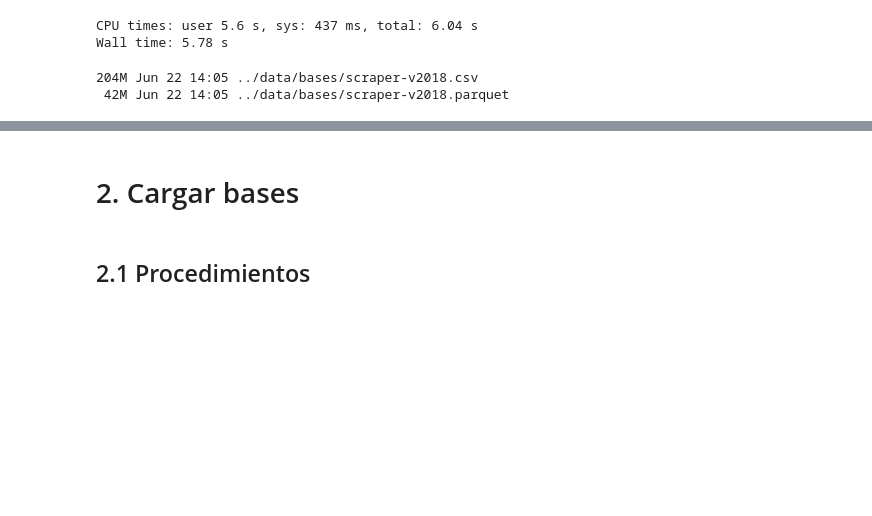
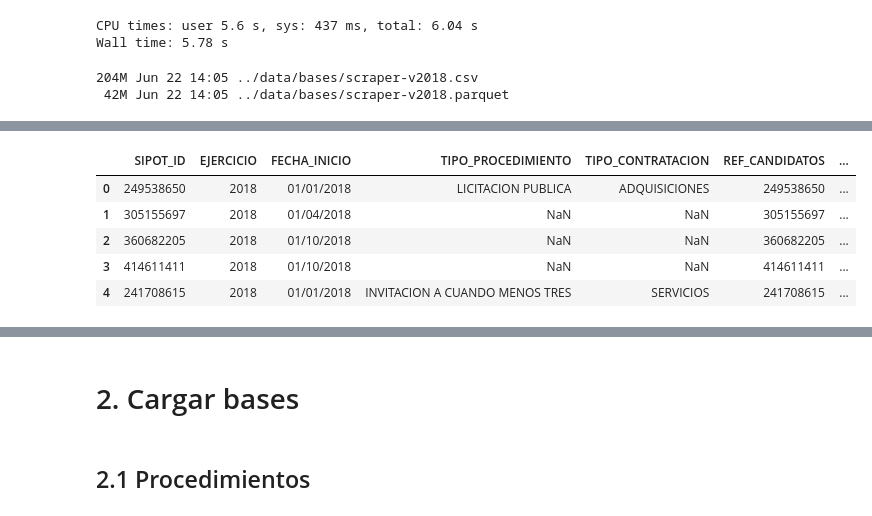
Before and after one commit to imco/IRC, a Jupyter notebook: notebooks/IRC_v2.ipynb, the cells around one changed output, grey strips where cells are left out. Cells and saved outputs as stored; diff of their text form; code cells hidden in the pictures; blank space fills up the shorter version.

```diff
--- a/notebooks/IRC_v2.ipynb
+++ b/notebooks/IRC_v2.ipynb
@@ -456,0 +544,9 @@ Wall time: 5.78 s
+# %%
+df_sipot_lic.head()
+# %% [output]
+|  | SIPOT_ID | EJERCICIO | FECHA_INICIO | TIPO_PROCEDIMIENTO | TIPO_CONTRATACION | REF_CANDIDATOS | ... |
+| 0 | 249538650 | 2018 | 01/01/2018 | LICITACION PUBLICA | ADQUISICIONES | 249538650 | ... |
+| 1 | 305155697 | 2018 | 01/04/2018 | NaN | NaN | 305155697 | ... |
+| 2 | 360682205 | 2018 | 01/10/2018 | NaN | NaN | 360682205 | ... |
+| 3 | 414611411 | 2018 | 01/10/2018 | NaN | NaN | 414611411 | ... |
+| 4 | 241708615 | 2018 | 01/01/2018 | INVITACION A CUANDO MENOS TRES | SERVICIOS | 241708615 | ... |
```
Also changed, not shown: parts of 67 cells of this notebook.
